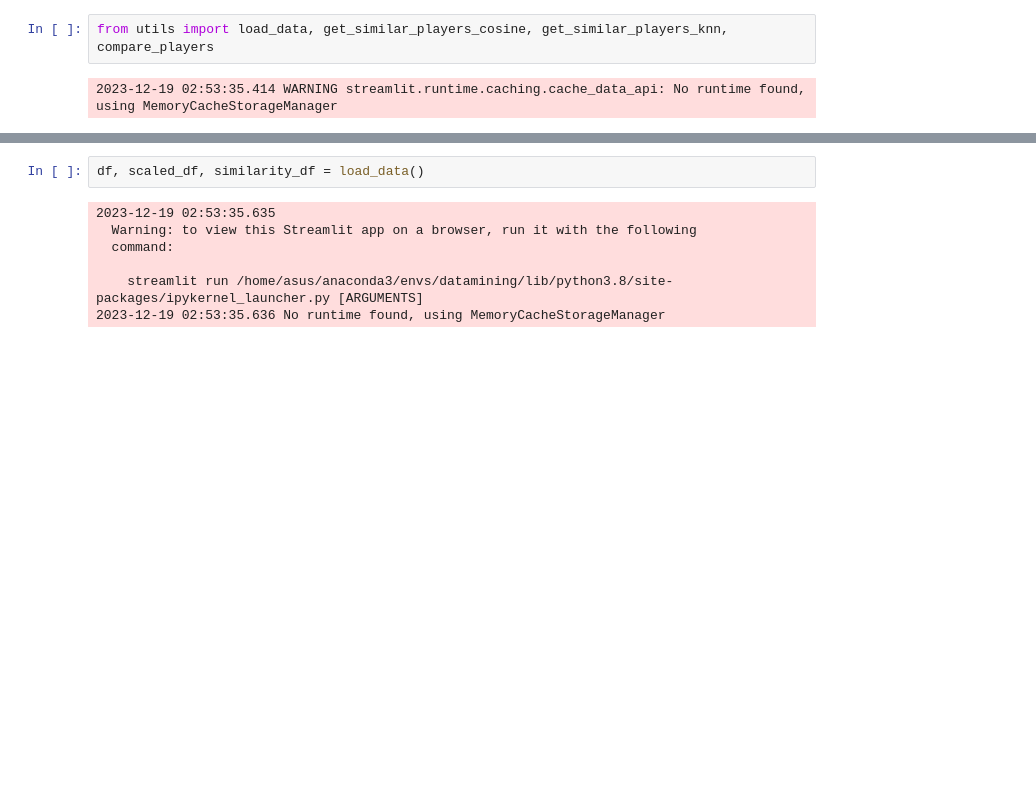
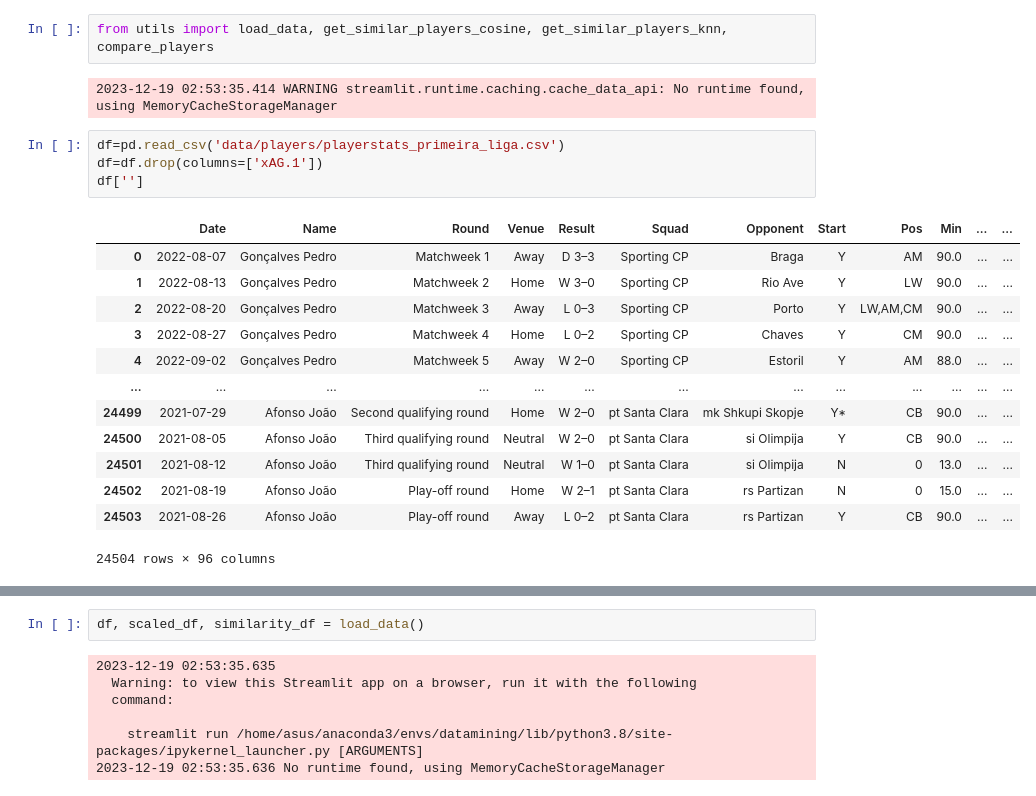
Before and after one commit to mchien15/datascience, a Jupyter notebook: test.ipynb, the cells around one changed output, grey strips where cells are left out. Cells and saved outputs as stored; diff of their text form; blank space fills up the shorter version.

```diff
--- a/test.ipynb
+++ b/test.ipynb
@@ -4,3 +4,21 @@ import pandas as pd
 from utils import load_data, get_similar_players_cosine, get_similar_players_knn, compare_players
 # %% [output]
 2023-12-19 02:53:35.414 WARNING streamlit.runtime.caching.cache_data_api: No runtime found, using MemoryCacheStorageManager
+# %%
+df=pd.read_csv('data/players/playerstats_primeira_liga.csv')
+df=df.drop(columns=['xAG.1'])
+df['']
+# %% [output]
+|  | Date | Name | Round | Venue | Result | Squad | Opponent | Start | Pos | Min | ... | ... |
+| 0 | 2022-08-07 | Gonçalves Pedro | Matchweek 1 | Away | D 3–3 | Sporting CP | Braga | Y | AM | 90.0 | ... | ... |
+| 1 | 2022-08-13 | Gonçalves Pedro | Matchweek 2 | Home | W 3–0 | Sporting CP | Rio Ave | Y | LW | 90.0 | ... | ... |
+| 2 | 2022-08-20 | Gonçalves Pedro | Matchweek 3 | Away | L 0–3 | Sporting CP | Porto | Y | LW,AM,CM | 90.0 | ... | ... |
+| 3 | 2022-08-27 | Gonçalves Pedro | Matchweek 4 | Home | L 0–2 | Sporting CP | Chaves | Y | CM | 90.0 | ... | ... |
+| 4 | 2022-09-02 | Gonçalves Pedro | Matchweek 5 | Away | W 2–0 | Sporting CP | Estoril | Y | AM | 88.0 | ... | ... |
+| ... | ... | ... | ... | ... | ... | ... | ... | ... | ... | ... | ... | ... |
+| 24499 | 2021-07-29 | Afonso João | Second qualifying round | Home | W 2–0 | pt Santa Clara | mk Shkupi Skopje | Y* | CB | 90.0 | ... | ... |
+| 24500 | 2021-08-05 | Afonso João | Third qualifying round | Neutral | W 2–0 | pt Santa Clara | si Olimpija | Y | CB | 90.0 | ... | ... |
+| 24501 | 2021-08-12 | Afonso João | Third qualifying round | Neutral | W 1–0 | pt Santa Clara | si Olimpija | N | 0 | 13.0 | ... | ... |
+| 24502 | 2021-08-19 | Afonso João | Play-off round | Home | W 2–1 | pt Santa Clara | rs Partizan | N | 0 | 15.0 | ... | ... |
+| 24503 | 2021-08-26 | Afonso João | Play-off round | Away | L 0–2 | pt Santa Clara | rs Partizan | Y | CB | 90.0 | ... | ... |
+24504 rows × 96 columns
```
Also changed, not shown: parts of 10 cells of this notebook, 27 other files.
